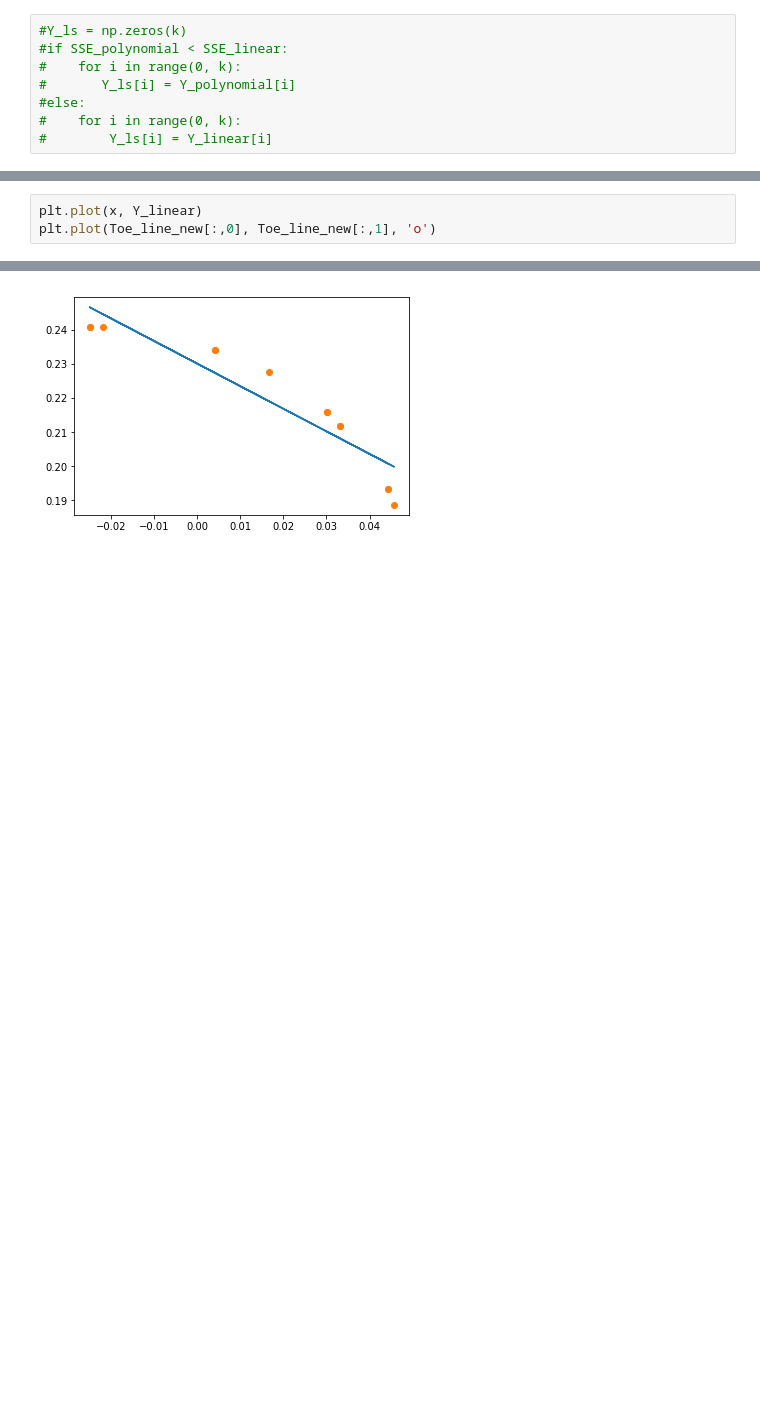
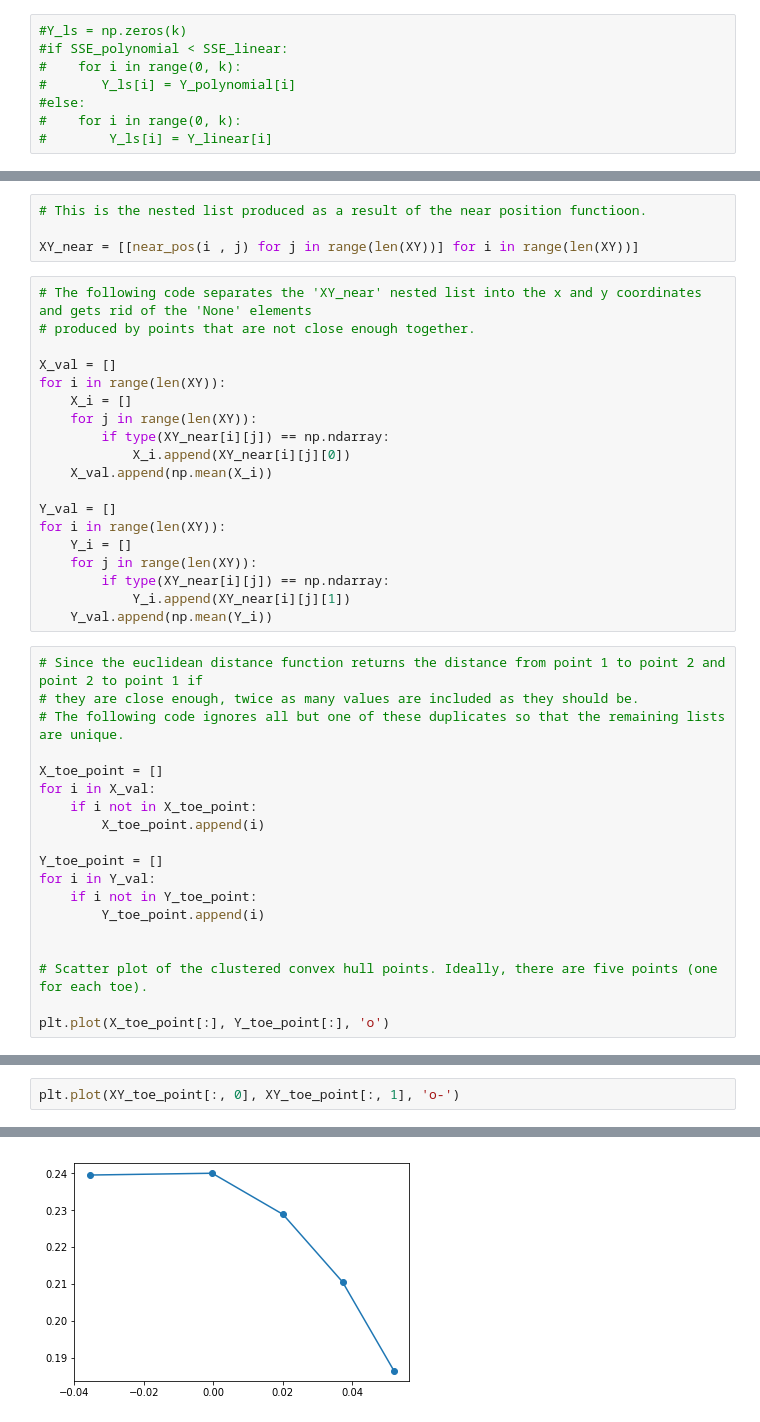
Before and after one commit to maxoblein/mdm3_proj1, a Jupyter notebook: Toe_line.ipynb, the cells around one changed output, grey strips where cells are left out. Saved outputs shown, nothing was run; the diff lists cells and outputs as text; blank space fills up the shorter version.

```diff
--- a/Toe_line.ipynb
+++ b/Toe_line.ipynb
@@ -296,0 +488,42 @@ for i in range(k):
+# %%
+# This is the nested list produced as a result of the near position functioon.
+
+XY_near = [[near_pos(i , j) for j in range(len(XY))] for i in range(len(XY))]
+# %%
+# The following code separates the 'XY_near' nested list into the x and y coordinates and gets rid of the 'None' elements
+# produced by points that are not close enough together.
+
+X_val = []
+for i in range(len(XY)):
+    X_i = []
+    for j in range(len(XY)):
+        if type(XY_near[i][j]) == np.ndarray:
+            X_i.append(XY_near[i][j][0])
+    X_val.append(np.mean(X_i))
+
+Y_val = []
+for i in range(len(XY)):
+    Y_i = []
+    for j in range(len(XY)):
+        if type(XY_near[i][j]) == np.ndarray:
+            Y_i.append(XY_near[i][j][1])
+    Y_val.append(np.mean(Y_i))
+# %%
+# Since the euclidean distance function returns the distance from point 1 to point 2 and point 2 to point 1 if
+# they are close enough, twice as many values are included as they should be.
+# The following code ignores all but one of these duplicates so that the remaining lists are unique.
+
+X_toe_point = []
+for i in X_val:
+    if i not in X_toe_point:
+        X_toe_point.append(i)
+
+Y_toe_point = []
+for i in Y_val:
+    if i not in Y_toe_point:
+        Y_toe_point.append(i)
+
+
+# Scatter plot of the clustered convex hull points. Ideally, there are five points (one for each toe).
+
+plt.plot(X_toe_point[:], Y_toe_point[:], 'o')
@@ -297,6 +627,5 @@ for i in range(k):
 # %%
-plt.plot(x, Y_linear)
-plt.plot(Toe_line_new[:,0], Toe_line_new[:,1], 'o')
+plt.plot(XY_toe_point[:, 0], XY_toe_point[:, 1], 'o-')
 # %% [output]
 [<matplotlib.lines.Line2D at 0x...>]
-[figure, old version]
+[figure, new version]
```
Also changed, not shown: parts of 78 cells of this notebook.
